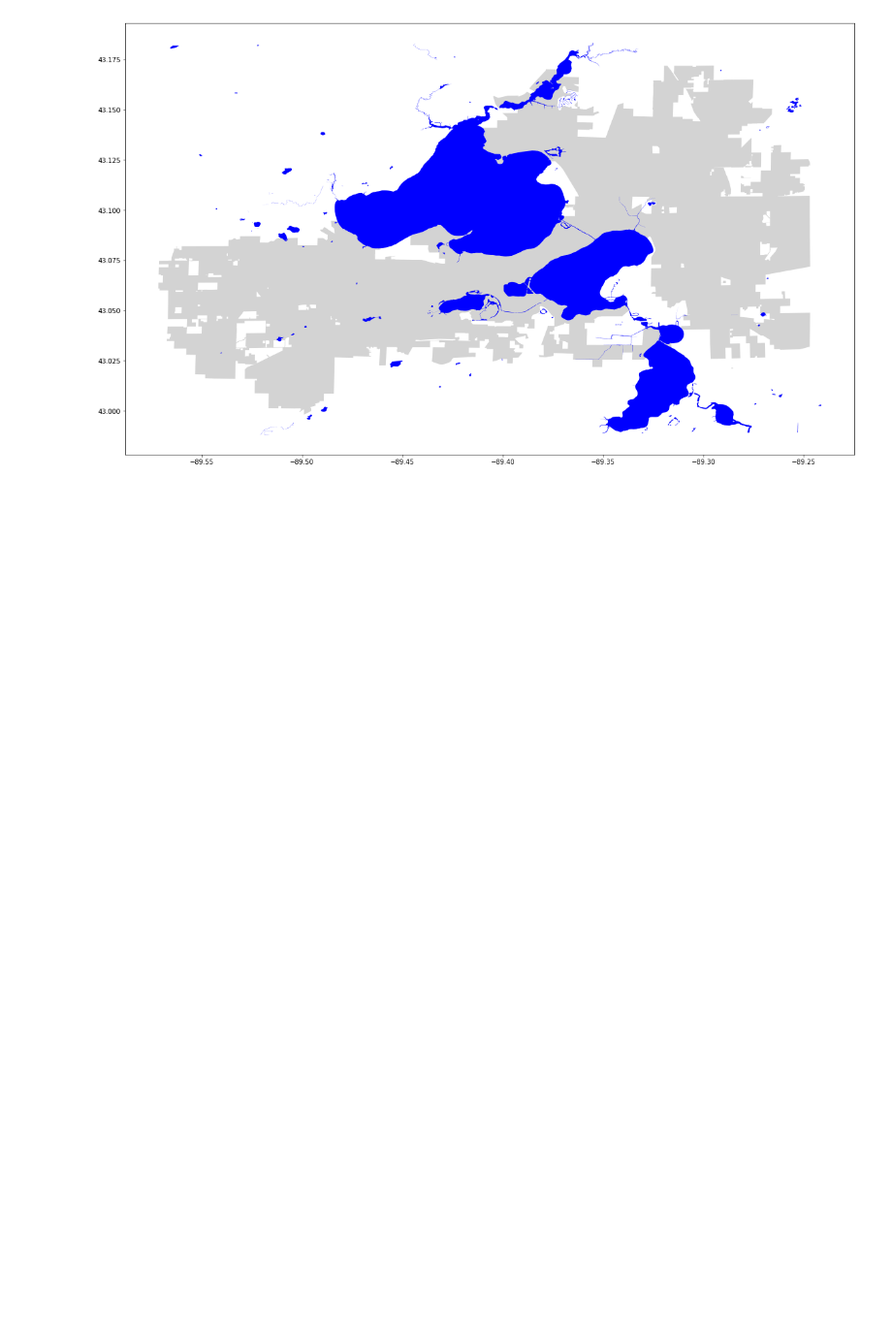
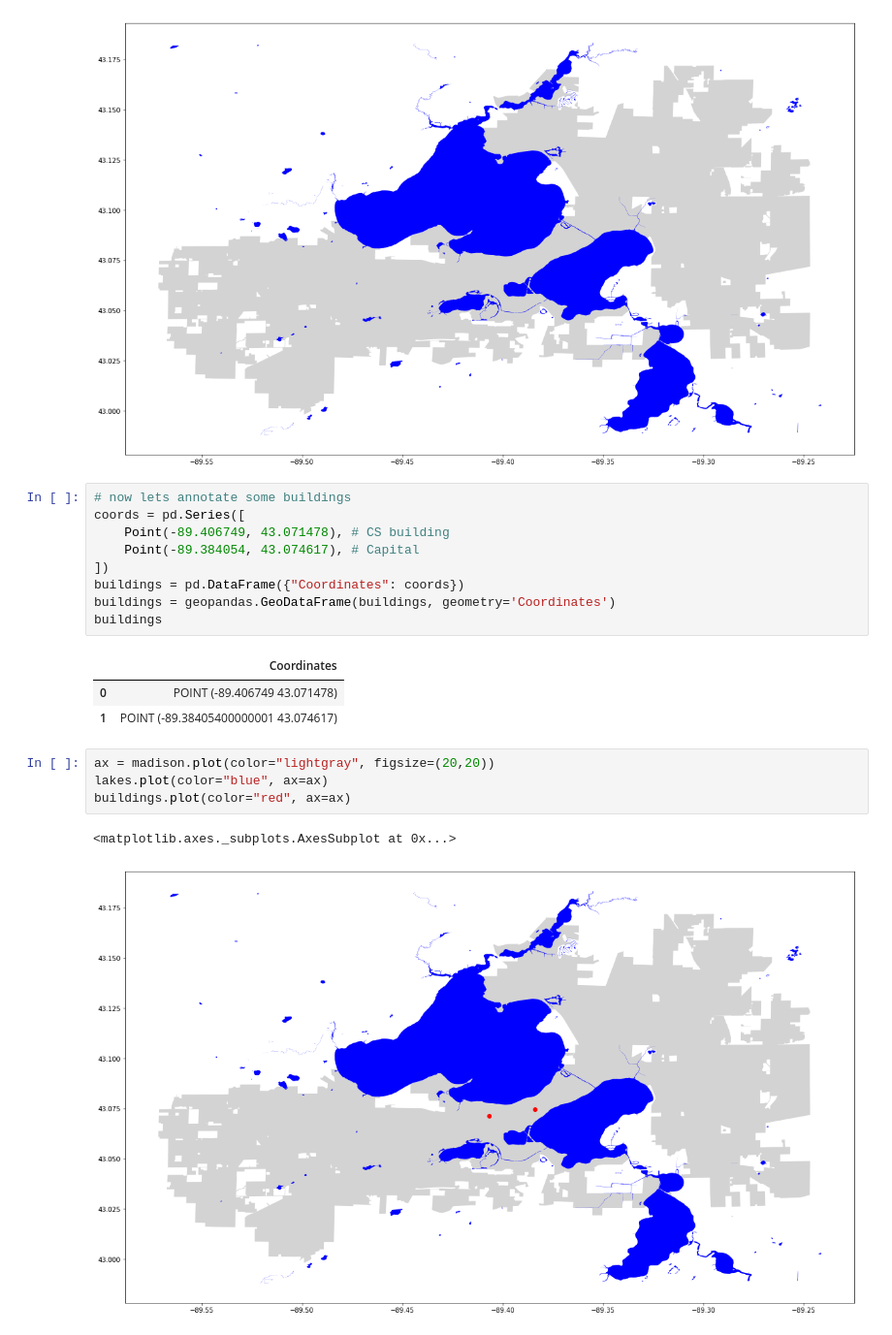
Before and after one commit to tylerharter/s19-city, a Jupyter notebook: examples/map.ipynb, the cells around one changed output. Shown: that part at 97% size. Drawn from its saved outputs; the diff is of its cells as text; blank space fills up the shorter version.

```diff
--- a/examples/map.ipynb
+++ b/examples/map.ipynb
@@ -35,3 +36,23 @@ lakes.plot(color="blue", ax=ax)
 # %% [output]
 <matplotlib.axes._subplots.AxesSubplot at 0x...>
 [figure]
+# %%
+# now lets annotate some buildings
+coords = pd.Series([
+    Point(-89.406749, 43.071478), # CS building
+    Point(-89.384054, 43.074617), # Capital
+])
+buildings = pd.DataFrame({"Coordinates": coords})
+buildings = geopandas.GeoDataFrame(buildings, geometry='Coordinates')
+buildings
+# %% [output]
+|  | Coordinates |
+| 0 | POINT (-89.406749 43.071478) |
+| 1 | POINT (-89.38405400000001 43.074617) |
+# %%
+ax = madison.plot(color="lightgray", figsize=(20,20))
+lakes.plot(color="blue", ax=ax)
+buildings.plot(color="red", ax=ax)
+# %% [output]
+<matplotlib.axes._subplots.AxesSubplot at 0x...>
+[figure, added]
```
Also changed, not shown: parts of 1 cell of this notebook, 2 other files.
